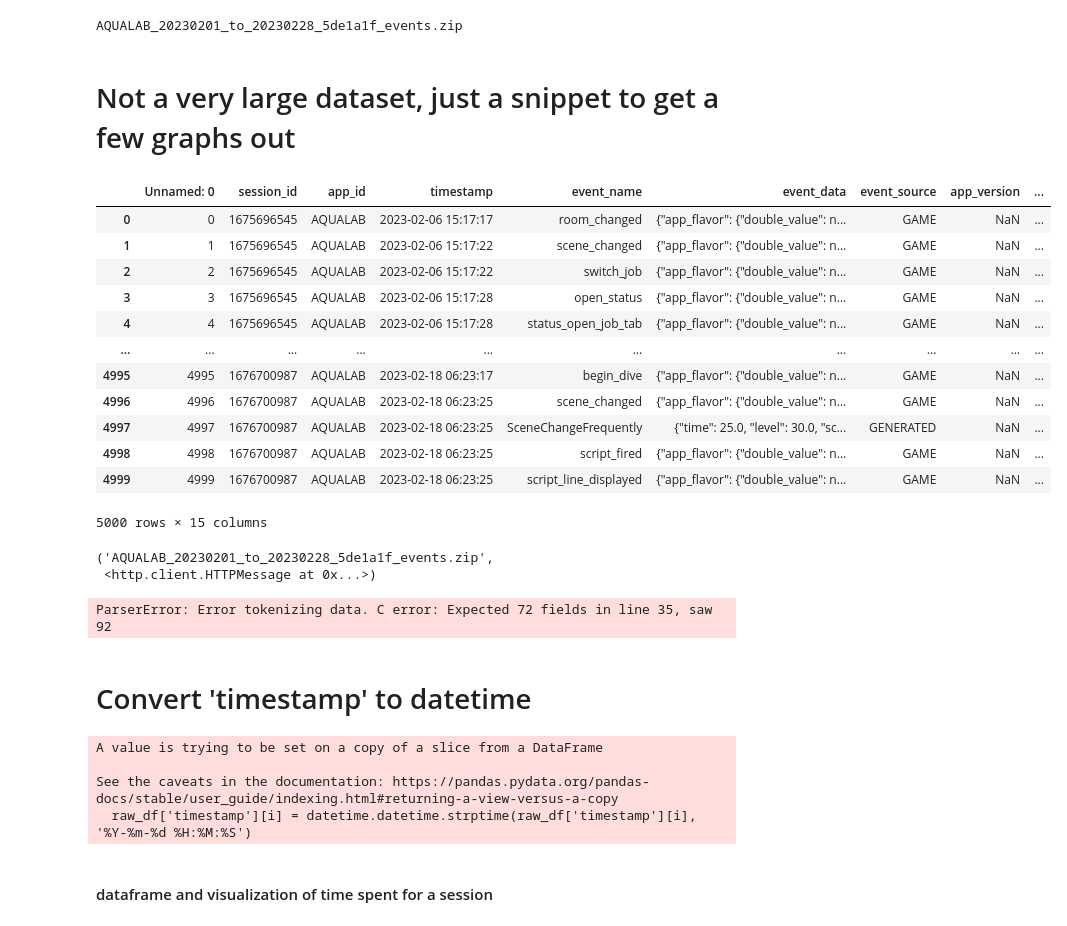
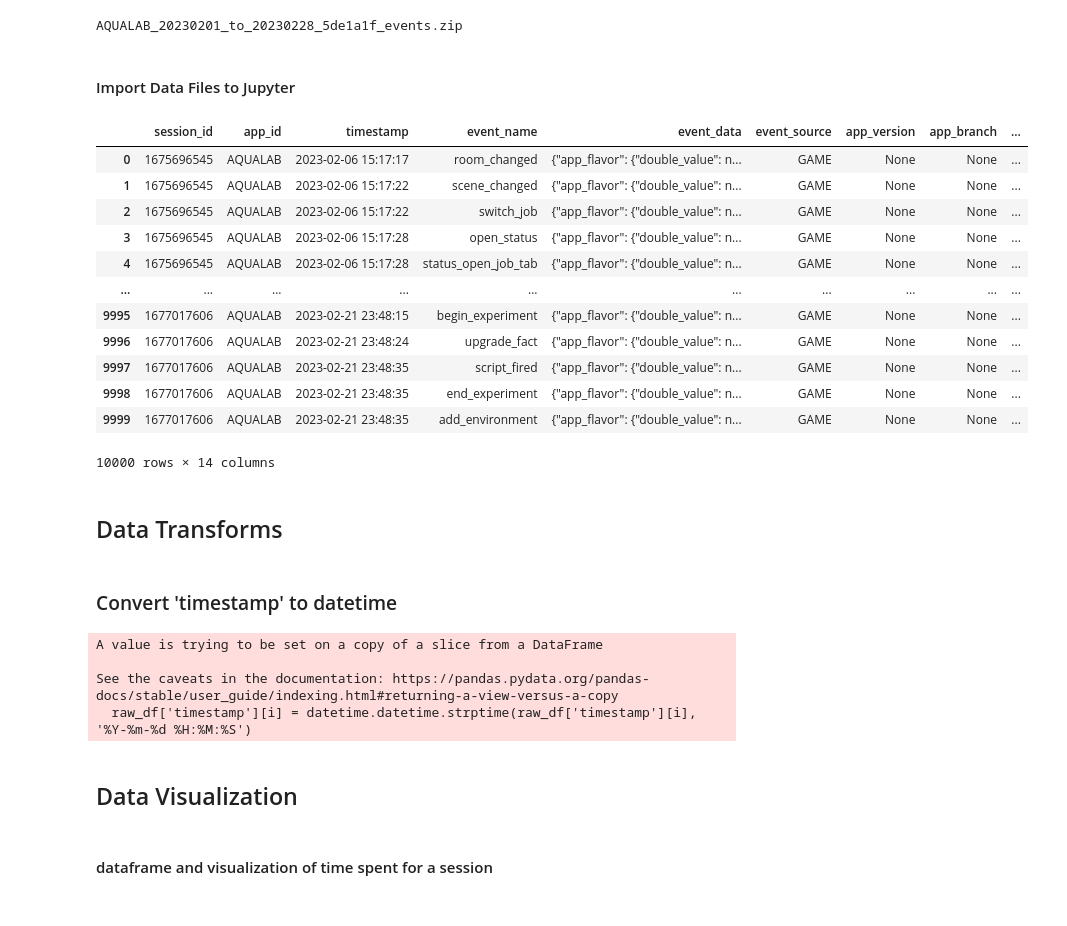
Before and after one commit to opengamedata/opengamedata-samples, a Jupyter notebook: AQUALAB/templates/Aqualab_template_events.ipynb, the cells around one changed output. Saved outputs shown, nothing was run; the diff lists cells and outputs as text; code cells hidden in the pictures.

Commit message:
Some fixes to section headings and imports.

```diff
--- a/AQUALAB/templates/Aqualab_template_events.ipynb
+++ b/AQUALAB/templates/Aqualab_template_events.ipynb
@@ -50,6 +56,8 @@ zip_name = zip_file.filename
 print(zip_name)
 # %% [output]
 AQUALAB_20230201_to_20230228_5de1a1f_events.zip
+# %% [markdown]
+#### Import Data Files to Jupyter
 # %%
 raw_data = pd.DataFrame()
 
@@ -60,55 +68,28 @@ with zip_file.open(f"{dataset_name}/{tsv_name}") as tsv_file:
     raw_data = pd.read_csv(tsv_file, sep='\t', nrows=MAX_ROWS)
     data_readme = zip_file.read(f"{dataset_name}/readme.md")
 zip_file.close()
-# %% [markdown]
-# Not a very large dataset, just a snippet to get a few graphs out
 # %%
-raw_df = pd.read_csv('AQUALAB_20230201_to_20230228_5de1a1f.csv')
+# raw_df = pd.read_csv('AQUALAB_20230201_to_20230228_5de1a1f.csv')
+raw_df = raw_data
 raw_df
 # %% [output]
-|  | Unnamed: 0 | session_id | app_id | timestamp | event_name | event_data | event_source | app_version | ... |
-| 0 | 0 | 1675696545 | AQUALAB | 2023-02-06 15:17:17 | room_changed | {"app_flavor": {"double_value": n... | GAME | NaN | ... |
-| 1 | 1 | 1675696545 | AQUALAB | 2023-02-06 15:17:22 | scene_changed | {"app_flavor": {"double_value": n... | GAME | NaN | ... |
-| 2 | 2 | 1675696545 | AQUALAB | 2023-02-06 15:17:22 | switch_job | {"app_flavor": {"double_value": n... | GAME | NaN | ... |
-| 3 | 3 | 1675696545 | AQUALAB | 2023-02-06 15:17:28 | open_status | {"app_flavor": {"double_value": n... | GAME | NaN | ... |
-| 4 | 4 | 1675696545 | AQUALAB | 2023-02-06 15:17:28 | status_open_job_tab | {"app_flavor": {"double_value": n... | GAME | NaN | ... |
+|  | session_id | app_id | timestamp | event_name | event_data | event_source | app_version | app_branch | ... |
+| 0 | 1675696545 | AQUALAB | 2023-02-06 15:17:17 | room_changed | {"app_flavor": {"double_value": n... | GAME | None | None | ... |
+| 1 | 1675696545 | AQUALAB | 2023-02-06 15:17:22 | scene_changed | {"app_flavor": {"double_value": n... | GAME | None | None | ... |
+| 2 | 1675696545 | AQUALAB | 2023-02-06 15:17:22 | switch_job | {"app_flavor": {"double_value": n... | GAME | None | None | ... |
+| 3 | 1675696545 | AQUALAB | 2023-02-06 15:17:28 | open_status | {"app_flavor": {"double_value": n... | GAME | None | None | ... |
+| 4 | 1675696545 | AQUALAB | 2023-02-06 15:17:28 | status_open_job_tab | {"app_flavor": {"double_value": n... | GAME | None | None | ... |
 | ... | ... | ... | ... | ... | ... | ... | ... | ... | ... |
-| 4995 | 4995 | 1676700987 | AQUALAB | 2023-02-18 06:23:17 | begin_dive | {"app_flavor": {"double_value": n... | GAME | NaN | ... |
-| 4996 | 4996 | 1676700987 | AQUALAB | 2023-02-18 06:23:25 | scene_changed | {"app_flavor": {"double_value": n... | GAME | NaN | ... |
-| 4997 | 4997 | 1676700987 | AQUALAB | 2023-02-18 06:23:25 | SceneChangeFrequently | {"time": 25.0, "level": 30.0, "sc... | GENERATED | NaN | ... |
-| 4998 | 4998 | 1676700987 | AQUALAB | 2023-02-18 06:23:25 | script_fired | {"app_flavor": {"double_value": n... | GAME | NaN | ... |
-| 4999 | 4999 | 1676700987 | AQUALAB | 2023-02-18 06:23:25 | script_line_displayed | {"app_flavor": {"double_value": n... | GAME | NaN | ... |
+| 9995 | 1677017606 | AQUALAB | 2023-02-21 23:48:15 | begin_experiment | {"app_flavor": {"double_value": n... | GAME | None | None | ... |
+| 9996 | 1677017606 | AQUALAB | 2023-02-21 23:48:24 | upgrade_fact | {"app_flavor": {"double_value": n... | GAME | None | None | ... |
+| 9997 | 1677017606 | AQUALAB | 2023-02-21 23:48:35 | script_fired | {"app_flavor": {"double_value": n... | GAME | None | None | ... |
+| 9998 | 1677017606 | AQUALAB | 2023-02-21 23:48:35 | end_experiment | {"app_flavor": {"double_value": n... | GAME | None | None | ... |
+| 9999 | 1677017606 | AQUALAB | 2023-02-21 23:48:35 | add_environment | {"app_flavor": {"double_value": n... | GAME | None | None | ... |
-5000 rows × 15 columns
+10000 rows × 14 columns
-# %%
-import urllib.request
-
-url = "https://opengamedata.fielddaylab.wisc.edu/data/AQUALAB/AQUALAB_20230201_to_20230228_5de1a1f_events.zip"
-filename = "AQUALAB_20230201_to_20230228_5de1a1f_events.zip"
-
-urllib.request.urlretrieve(url, filename)
-# %% [output]
-('AQUALAB_20230201_to_20230228_5de1a1f_events.zip',
- <http.client.HTTPMessage at 0x...>)
-# %%
-import pandas as pd
-import zipfile
-
-# Define the name of the file to be read
-filename = "AQUALAB_20230201_to_20230228_5de1a1f_events.zip"
-
-# Open the zip file
-with zipfile.ZipFile(filename, 'r') as zip_ref:
-    # Get the name of the csv file inside the zip
-    csv_filename = zip_ref.namelist()[0]
-    # Read the contents of the csv file into a pandas dataframe
-    df = pd.read_csv(zip_ref.open(csv_filename))
-
-# Print the first 5 rows of the dataframe
-print(df.head())
-# %% [output]
-ParserError: Error tokenizing data. C error: Expected 72 fields in line 35, saw 92
+# %% [markdown]
+## Data Transforms
 # %% [markdown]
-# Convert 'timestamp' to datetime
+### Convert 'timestamp' to datetime
 # %%
 for i in range(len(raw_df)):
     if raw_df['timestamp'][i] != 0:
@@ -118,6 +99,8 @@ A value is trying to be set on a copy of a slice from a DataFrame
 
 See the caveats in the documentation: https://pandas.pydata.org/pandas-docs/stable/user_guide/indexing.html#returning-a-view-versus-a-copy
   raw_df['timestamp'][i] = datetime.datetime.strptime(raw_df['timestamp'][i], '%Y-%m-%d %H:%M:%S')
+# %% [markdown]
+## Data Visualization
 # %% [markdown]
 #### dataframe and visualization of time spent for a session
 # %%
```
Also changed, not shown: parts of 11 cells of this notebook, 1 other file.
